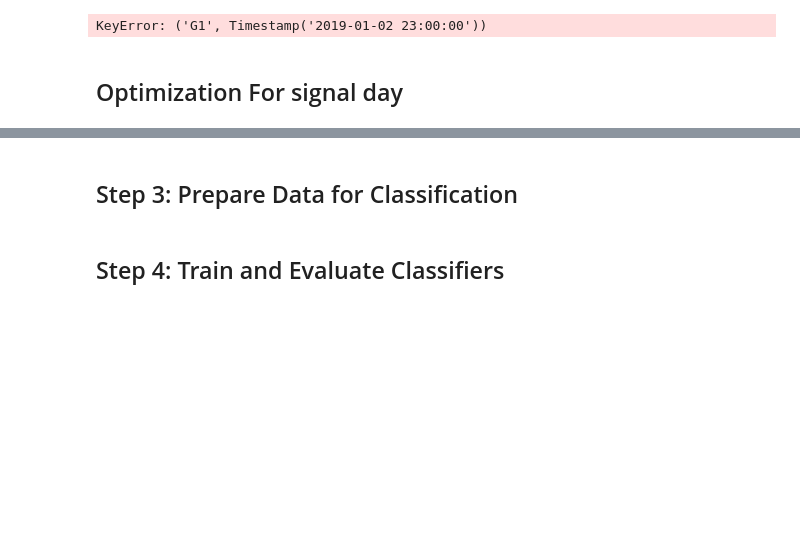
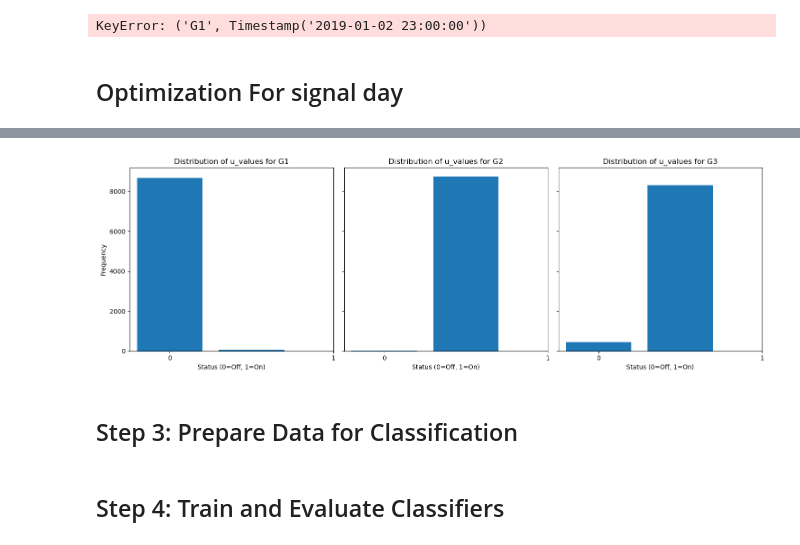
Before and after one commit to s240113/MLA2, a Jupyter notebook: A2.ipynb, the cells around one changed output, grey strips where cells are left out. Cells and saved outputs as stored; diff of their text form; code cells hidden in the pictures; blank space fills up the shorter version.

```diff
--- a/A2.ipynb
+++ b/A2.ipynb
@@ -178,8 +196,7 @@ for day, daily_T in enumerate(daily_time_blocks):
 
     model = Model(f"DailyOptimization_Day{day+1}")
 
-    M = 400
-
+    M = 10000
     # p, p_nt
     p = model.addVars(G, daily_T, lb=0,name="p")
     p_nt = model.addVars(N, daily_T, lb=0, name="p_nt")
@@ -575,6 +592,35 @@ for day, daily_T in enumerate(daily_time_blocks):
                 print(f"Generator {g} at time {t}: Production = {p[g, t].X}, Status = {u[g, t].X}")
     else:
         print("No optimal solution found.")
+
+
+u_vals_G1 = [u_values[(G[0], t)] for t in T]
+u_vals_G2 = [u_values[(G[1], t)] for t in T]
+u_vals_G3 = [u_values[(G[2], t)] for t in T]
+# Plotting the distribution of u_values for each generator
+fig, axes = plt.subplots(nrows=1, ncols=3, figsize=(15, 5), sharey=True)
+
+# Histogram for G1
+axes[0].hist(u_vals_G1, bins=[0, 0.5, 1], align='left', rwidth=0.8)
+axes[0].set_title('Distribution of u_values for G1')
+axes[0].set_xlabel('Status (0=Off, 1=On)')
+axes[0].set_ylabel('Frequency')
+axes[0].set_xticks([0, 1])
+
+# Histogram for G2
+axes[1].hist(u_vals_G2, bins=[0, 0.5, 1], align='left', rwidth=0.8)
+axes[1].set_title('Distribution of u_values for G2')
+axes[1].set_xlabel('Status (0=Off, 1=On)')
+axes[1].set_xticks([0, 1])
+
+# Histogram for G3
+axes[2].hist(u_vals_G3, bins=[0, 0.5, 1], align='left', rwidth=0.8)
+axes[2].set_title('Distribution of u_values for G3')
+axes[2].set_xlabel('Status (0=Off, 1=On)')
+axes[2].set_xticks([0, 1])
+
+plt.tight_layout()
+plt.show()
 # %% [output]
 Gurobi Optimizer version 11.0.3 build v11.0.3rc0 (win64 - Windows 11.0 (22631.2))
 
@@ -596,3 +642,4 @@ Generator G2 at time 2019-02-23 00:00:00: Production = 95.96504923488384, Status
+[figure, added]
 # %% [markdown]
 ## Step 3: Prepare Data for Classification
 # %%
```
Also changed, not shown: parts of 3 cells of this notebook.
